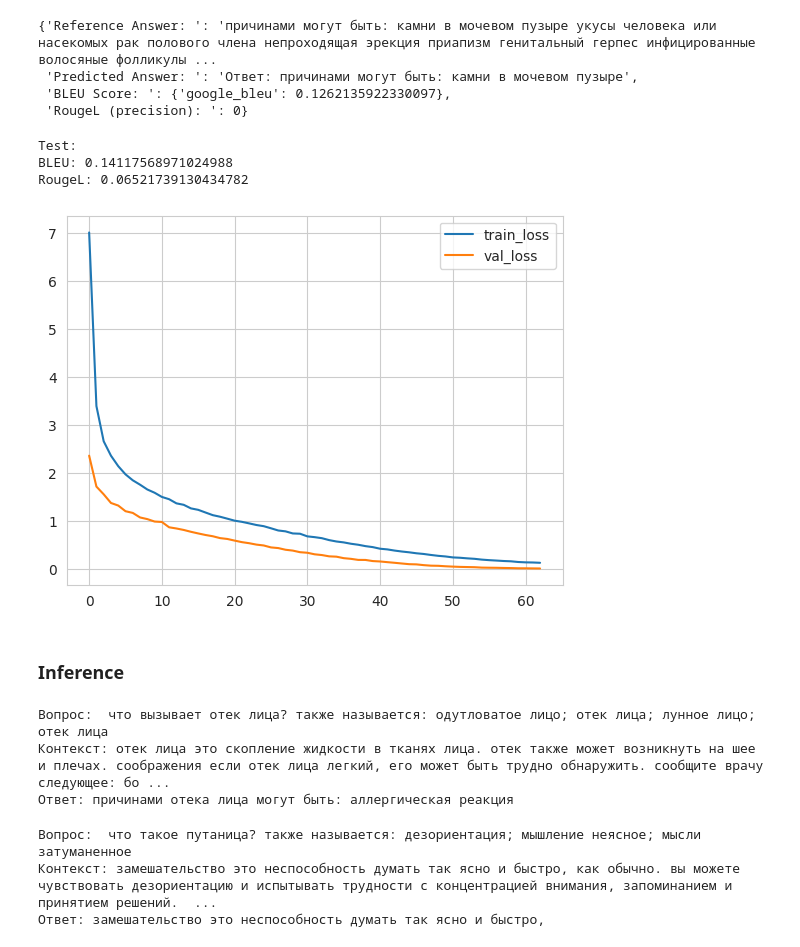
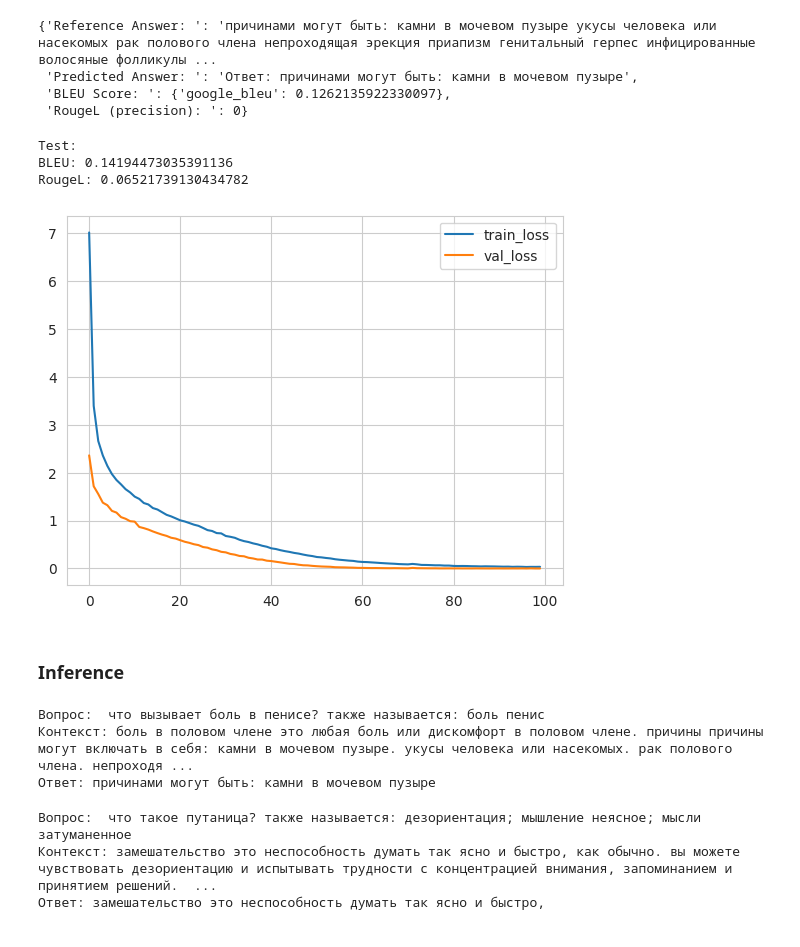
Before and after one commit to alex-mat-s/data_augmentation_QA, a Jupyter notebook: notebooks/rut5_base_MedQAD.ipynb, the cells around one changed output. Cells and saved outputs as stored; diff of their text form; code cells hidden in the pictures.

Commit message:
MedQAModel4

```diff
--- a/notebooks/rut5_base_MedQAD.ipynb
+++ b/notebooks/rut5_base_MedQAD.ipynb
@@ -62,7 +53,8 @@ importlib.reload(trainer)
 <module 'trainer' from '/content/drive/MyDrive/ITMO/T5QA/src/trainer.py'>
 # %%
 #MODEL_NAME = "cointegrated/rut5-base"    # pre-trained model (first iteration)
-MODEL_NAME = "/content/drive/MyDrive/ITMO/T5QA/checkpoints/best_model/MedQAModel3"
+#MODEL_NAME = "/content/drive/MyDrive/ITMO/checkpoints/best_model/MedQAModel3"
+MODEL_NAME = "/content/drive/MyDrive/ITMO/checkpoints/best_model/MedQAModel4"
 TOKENIZER = T5TokenizerFast.from_pretrained(MODEL_NAME, local_files_only=True)
 #TOKENIZER = T5TokenizerFast.from_pretrained(MODEL_NAME)
 # Set up the T5 model
@@ -73,6 +65,7 @@ Q_LEN = 512    # Question Length
 T_LEN = 128    # Target Length
 BATCH_SIZE = 4
 DEVICE = 'cuda' if torch.cuda.is_available() else 'cpu'
+DEVICE = 'cpu'
 # %%
 DEVICE
 # %% [output]
@@ -80,7 +73,7 @@ DEVICE
 # %% [markdown]
 ### Read Data
 # %%
-PATH = '/content/drive/MyDrive/ITMO/T5QA'
+PATH = '/content/drive/MyDrive/ITMO'
 
 data = pd.read_csv(PATH + '/data/MedQuAD_clean.csv', index_col=0)
 data.index = [i for i in range(len(data))]
@@ -190,8 +183,8 @@ Test shape: (23, 4)
 # %% [markdown]
 ### Train and validation loop
 # %%
-N_EPOCHS = 100
-STATE_DICT_PATH = '/content/drive/MyDrive/ITMO/T5QA/checkpoints/best_model/MedQAModel3'
+N_EPOCHS = 37
+STATE_DICT_PATH = '/content/drive/MyDrive/ITMO/checkpoints/best_model/MedQAModel4'
 
 trainer_module = trainer.Trainer(
     MODEL,
@@ -254,18 +247,20 @@ print("BLEU:", bleu_avg)
 print("RougeL:", rouge_avg)
 # %% [output]
 Test:
-BLEU: 0.14117568971024988
+BLEU: 0.14194473035391136
 RougeL: 0.06521739130434782
 # %%
-loss_filepath = "/content/drive/MyDrive/ITMO/T5QA/data/t5_MedQAD_loss_63.csv"
+loss_filepath = "/content/drive/MyDrive/ITMO/data/t5_MedQAD_loss_100.csv"
 # Plot loss
+# General loss with previous steps of fine-tuning
 trainer_module.plot_loss(filepath=loss_filepath)
+#trainer_module.plot_loss()
 # %% [output]
-[figure, old version]
+[figure, new version]
 # %% [markdown]
 ### Inference
 # %%
-test_sample = test_data.iloc[12]
+test_sample = test_data.iloc[3]
 test_context = f"Контекст: {test_sample['context']}"
 test_question = f"Вопрос: {test_sample['question']}"
 
@@ -278,9 +273,9 @@ print(test_question)
 print(test_context)
 print(pred)
 # %% [output]
-Вопрос:  что вызывает отек лица? также называется: одутловатое лицо; отек лица; лунное лицо; отек лица
-Контекст: отек лица это скопление жидкости в тканях лица. отек также может возникнуть на шее и плечах. соображения если отек лица легкий, его может быть трудно обнаружить. сообщите врачу следующее: бо ...
-Ответ: причинами отека лица могут быть: аллергическая реакция
+Вопрос:  что вызывает боль в пенисе? также называется: боль пенис
+Контекст: боль в половом члене это любая боль или дискомфорт в половом члене. причины причины могут включать в себя: камни в мочевом пузыре. укусы человека или насекомых. рак полового члена. непроходя ...
+Ответ: причинами могут быть: камни в мочевом пузыре
 # %%
 test_sample = test_data.iloc[15]
 test_context = f"Контекст: {test_sample['context']}"
```
Also changed, not shown: parts of 5 cells of this notebook, 3 other files.
